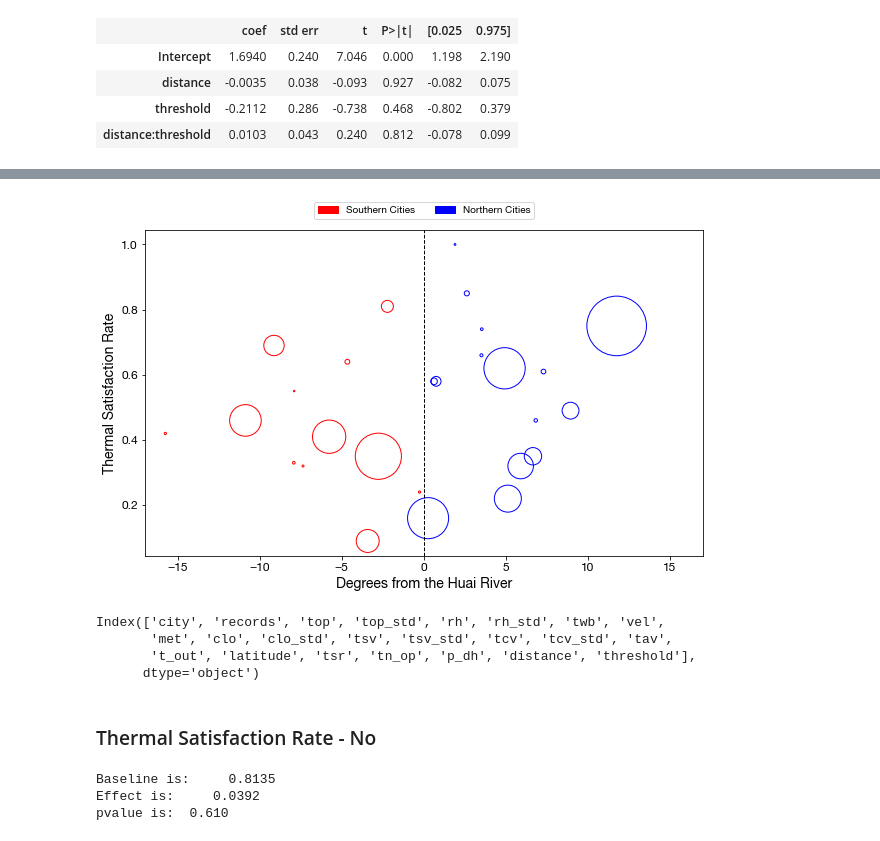
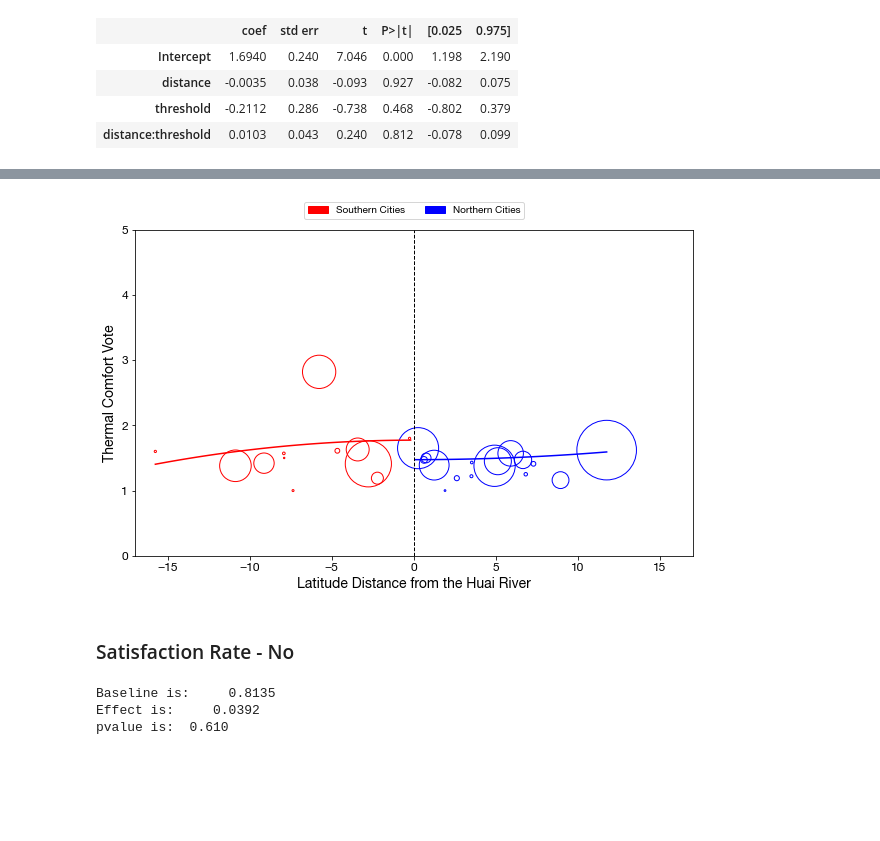
Before and after one commit to ruijis/RD_comfort, a Jupyter notebook: RD.ipynb, the cells around one changed output, grey strips where cells are left out. Saved outputs shown, nothing was run; the diff lists cells and outputs as text; code cells hidden in the pictures; blank space fills up the shorter version.

```diff
--- a/RD.ipynb
+++ b/RD.ipynb
@@ -122,15 +139,3 @@ pvalue is:  0.000
 | distance | 0.3354 | 0.058 | 5.816 | 0.000 | 0.217 | 0.454 |
 | threshold | -2.0135 | 0.429 | -4.692 | 0.000 | -2.896 | -1.131 |
 | distance:threshold | -0.3854 | 0.066 | -5.866 | 0.000 | -0.520 | -0.250 |
-# %%
-plt.figure(figsize=(10, 6))
-# remove nanvalues of top_std in df_rd
-df_rd = df_rd.dropna(subset=['top_std'])
-plt.scatter(df_rd['distance'], df_rd['top_std'], s=df_rd['records'], facecolors='none', edgecolors='b')
-plt.plot(df_rd['distance'][df_rd['distance'] < 0], model.fittedvalues[df_rd['distance'] < 0], color='red')
-plt.plot(df_rd['distance'][df_rd['distance'] >= 0], model.fittedvalues[df_rd['distance'] >= 0], color='red')
-plt.axvline(x=0, color='black', linestyle='--')
-plt.xlabel('Distance')
-plt.ylabel('Indoor operative temperature standard deviation')
-plt.title("Regression Discontinuity")
-plt.show()
@@ -489,3 +654,7 @@ pvalue is:  0.468
 | distance | -0.0035 | 0.038 | -0.093 | 0.927 | -0.082 | 0.075 |
 | threshold | -0.2112 | 0.286 | -0.738 | 0.468 | -0.802 | 0.379 |
 | distance:threshold | 0.0103 | 0.043 | 0.240 | 0.812 | -0.078 | 0.099 |
+# %%
+# try polynomial
+model = smf.wls("tcv ~ distance2*threshold", df_rd, weights=df_rd["records"]).fit()
+model.summary().tables[1]
@@ -492,42 +667,52 @@ pvalue is:  0.468
 # %%
+# Define a range of distance values
+distance_values = np.linspace(df_rd['distance'].min(), df_rd['distance'].max(), 100)
+distance2_values = distance_values ** 2
+
+# Prepare a DataFrame for predictions
+predict_df = pd.DataFrame({
+    'distance': distance_values,
+    'distance2': distance2_values,
+    'threshold': (distance_values >= 0).astype(int)  # 1 if distance >= 0, else 0
+})
+
+# Generate predictions using the model
+predict_df['predictions'] = model.predict(predict_df)
+
+# Plot the data and the model's fitted values
 plt.figure(figsize=(10, 6))
-# Split the data into two parts
+
+# Scatter plot for points below and above the threshold
 df_below = df_rd[df_rd['distance'] < 0]
 df_above = df_rd[df_rd['distance'] >= 0]
-# Scatter plot for points below the threshold
-plt.scatter(df_below['distance'], df_below['tav'], s=df_below['records'], facecolors='none', edgecolors='red', label='South')
-# Scatter plot for points above the threshold
-plt.scatter(df_above['distance'], df_above['tav'], s=df_above['records'], facecolors='none', edgecolors='blue', label='North')
+plt.scatter(df_below['distance'], df_below['tcv'], s=df_below['records'], facecolors='none', edgecolors='red', label='South')
+plt.scatter(df_above['distance'], df_above['tcv'], s=df_above['records'], facecolors='none', edgecolors='blue', label='North')
 
-# plt.plot(df_rd['distance'], model.fittedvalues, color='k')
+# Plot the fitted values from the prediction DataFrame
+plt.plot(predict_df['distance'][predict_df['threshold'] == 0], predict_df['predictions'][predict_df['threshold'] == 0], color='red')
+plt.plot(predict_df['distance'][predict_df['threshold'] == 1], predict_df['predictions'][predict_df['threshold'] == 1], color='blue')
 
+# Add a vertical dashed line at the threshold
 plt.axvline(x=0, color='k', linestyle="--", linewidth=1)
 
+# Label and style the plot
 plt.xticks(fontsize=12)
 plt.yticks(fontsize=12)
 plt.xlim(-17, 17)
-plt.xlabel('Degrees from the Huai River', fontsize=14)
-plt.ylabel('Thermal Satisfaction Rate', fontsize=14)
-# show the legend below the x-label
+plt.ylim(0, 5)
+plt.xlabel('Latitude Distance from the Huai River', fontsize=14)
+plt.ylabel('Thermal Comfort Vote', fontsize=14)
 
-import matplotlib.patches as mpatches
-# Create custom legend handles
+# Add custom legend
 blue_patch = mpatches.Patch(color='blue', label='Northern Cities')
 red_patch = mpatches.Patch(color='red', label='Southern Cities')
 plt.legend(handles=[red_patch, blue_patch], loc='upper center', bbox_to_anchor=(0.5, 1.1), ncol=2)
 
 plt.show()
 # %% [output]
-[figure, old version]
+[figure, new version]
-# %%
-df_rd.columns
-# %% [output]
-Index(['city', 'records', 'top', 'top_std', 'rh', 'rh_std', 'twb', 'vel',
-       'met', 'clo', 'clo_std', 'tsv', 'tsv_std', 'tcv', 'tcv_std', 'tav',
-       't_out', 'latitude', 'tsr', 'tn_op', 'p_dh', 'distance', 'threshold'],
-      dtype='object')
 # %% [markdown]
-### Thermal Satisfaction Rate - No
+### Satisfaction Rate - No
 # %%
 model = smf.wls("tsr~distance*threshold", df_rd, weights=df_rd["records"]).fit()
 print("Baseline is:", model.summary().tables[1][1][1])
```
Also changed, not shown: parts of 52 cells of this notebook, 4 other files.
